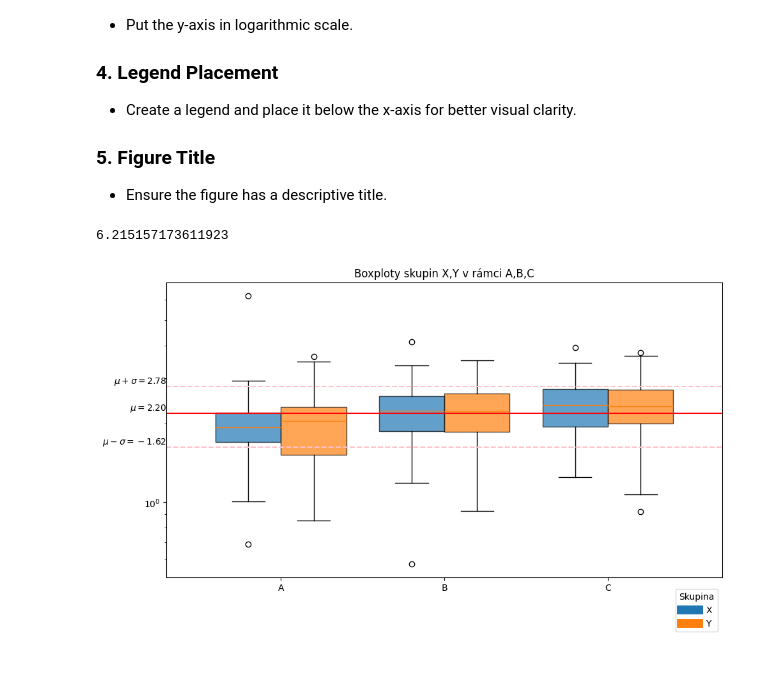
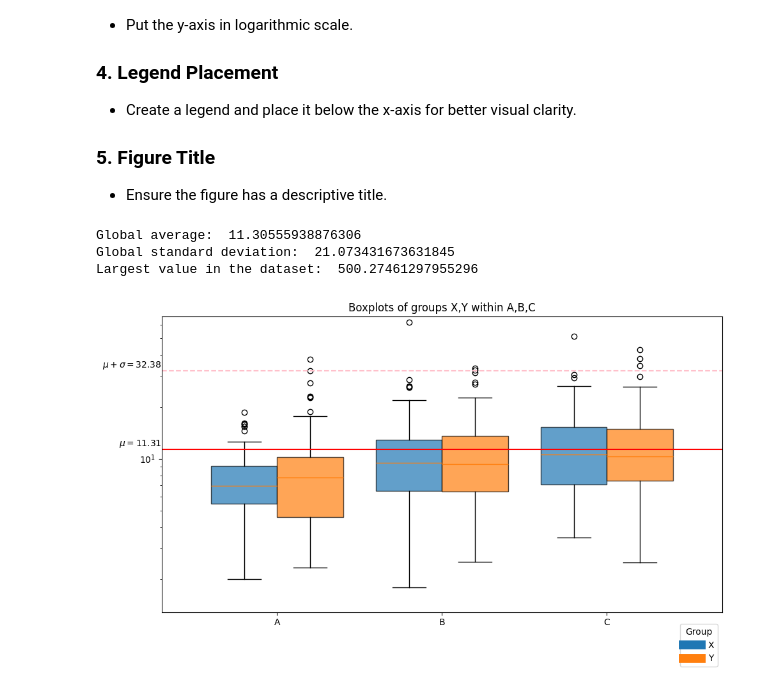
Before and after one commit to marek-maxa/python-for-data-science, a Jupyter notebook: assignment5.ipynb, the cells around one changed output. Saved outputs shown, nothing was run; the diff lists cells and outputs as text; code cells hidden in the pictures.

```diff
--- a/assignment5.ipynb
+++ b/assignment5.ipynb
@@ -592,9 +592,11 @@ import pandas as pd
 # Load data
 df = pd.read_csv("data/boxplot_data.csv")   # columns: group1, group2, value
 
-df["value"] = np.log(df["value"])
 mu = df["value"].mean()
 sigma = df["value"].std()
+
+print("Global average: ", mu)
+print("Global standard deviation: ", sigma)
 
 # Prepare grouping
 group1_levels = sorted(df["group1"].unique())
@@ -627,37 +629,40 @@ for i, g2 in enumerate(group2_levels):
         patch.set_facecolor(color)
         patch.set_alpha(0.7)
 
 ax.set_xticks(np.arange(len(group1_levels)))
 ax.set_xticklabels(group1_levels)
 
 ax.axhline(mu, linestyle='-', color='red')
 ax.axhline(mu-sigma, linestyle='--', color='pink')
 ax.axhline(mu+sigma, linestyle='--', color='pink')
 
 xmin = ax.get_xlim()[0]
 
 ax.text(xmin, mu, fr'$\mu={mu:.2f}$', va='bottom', ha='right')
 ax.text(xmin, mu+sigma, fr'$\mu + \sigma={sigma+mu:.2f}$', va='bottom', ha='right')
-ax.text(xmin, mu-sigma, fr'$\mu - \sigma={sigma-mu:.2f}$', va='bottom', ha='right')
+# Won't plot ( mu - sigma ) as it is negative
 
 largest_value = df['value'].max()
-print(largest_value)
+print("Largest value in the dataset: ", largest_value)
+
 sec_largest_value = df['value'].nlargest(2).iloc[-1]
 smallest_value = df['value'].min()
-#ax.set_ylim(smallest_value-1, sec_largest_value+1)
+ax.set_ylim(smallest_value-0.5, sec_largest_value+5)
 ax.set_yscale('log')
 
 # Build legend manually
 legend_handles = [
     plt.Line2D([0], [0], color=plt.cm.tab10(i % 10), lw=10)
     for i in range(n2)
 ]
 
-ax.set_title('Boxploty skupin X,Y v rámci A,B,C')
-ax.legend(legend_handles, group2_levels, title="Skupina", loc = "lower right", bbox_to_anchor=(1, -0.2))
+ax.set_title('Boxplots of groups X,Y within A,B,C')
+ax.legend(legend_handles, group2_levels, title="Group", loc = "lower right", bbox_to_anchor=(1, -0.2))
 
 plt.tight_layout()
 plt.show()
 # %% [output]
-6.215157173611923
+Global average:  11.30555938876306
+Global standard deviation:  21.073431673631845
+Largest value in the dataset:  500.27461297955296
-[figure, old version]
+[figure, new version]
```
